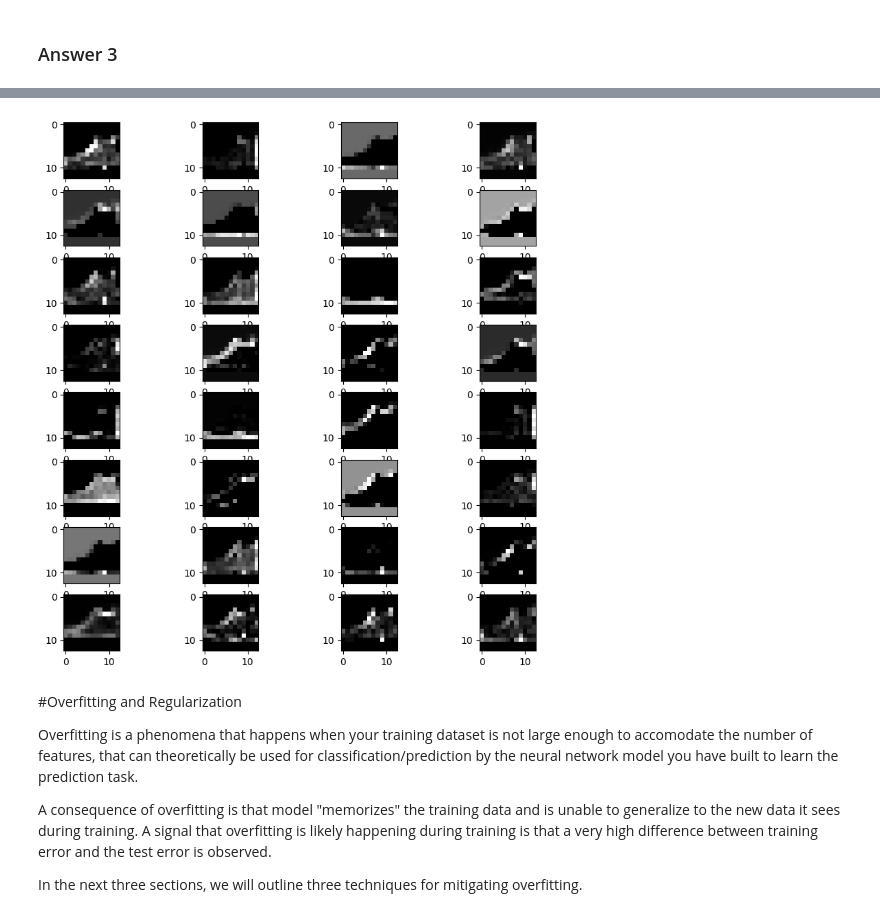
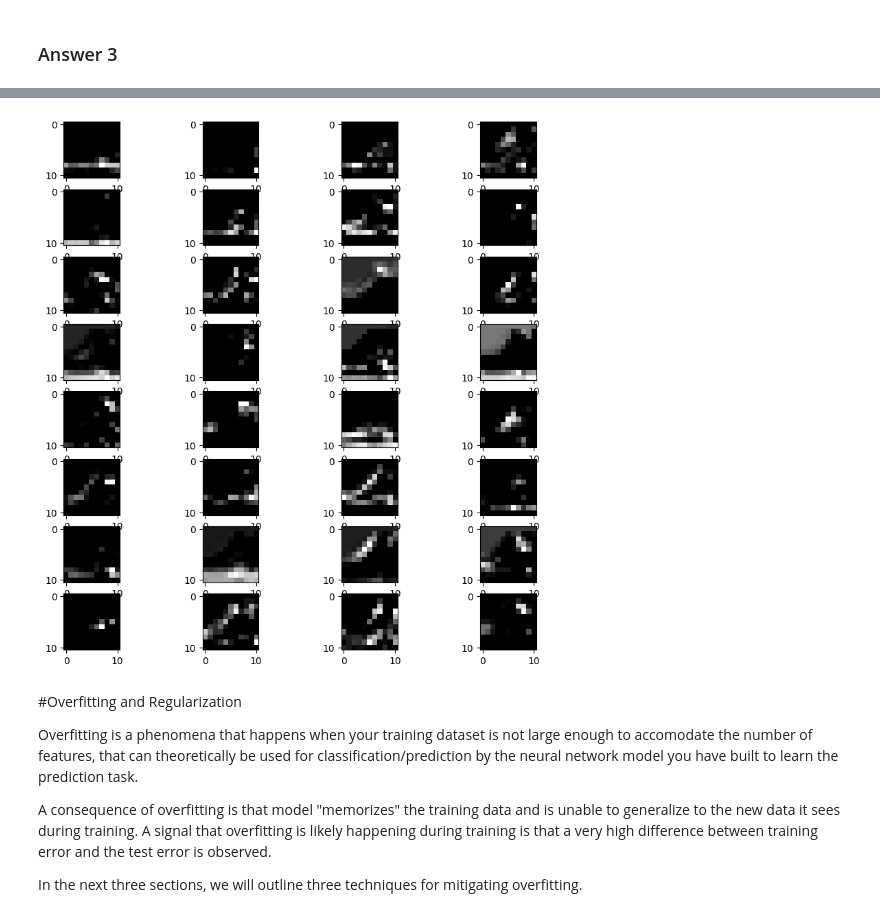
Before and after one commit to RobelK1738/MIT_FutureMakers_2023-ML_Track, a Jupyter notebook: Module_06_Convolutional_Neural_Network/Convolutional_Neural_Network.ipynb, the cells around one changed output, grey strips where cells are left out. Drawn from its saved outputs; the diff is of its cells as text; code cells hidden in the pictures.

```diff
--- a/Module_06_Convolutional_Neural_Network/Convolutional_Neural_Network.ipynb
+++ b/Module_06_Convolutional_Neural_Network/Convolutional_Neural_Network.ipynb
@@ -273,7 +273,8 @@ Hint: See the sections above to identify how you should go about doing the vario
 # redefine model to output right after the second hidden layer
 model_x = tf.keras.models.Sequential([
 		model.layers[0],
-    model.layers[1]
+    model.layers[1],
+		model.layers[2]
 	])
 
 # get feature map for first hidden layer
@@ -296,4 +297,4 @@ plt.show()
-[figure, old version]
+[figure, new version]
 # %% [markdown]
 #Overfitting and Regularization
 
```
Also changed, not shown: parts of 4 cells of this notebook.
